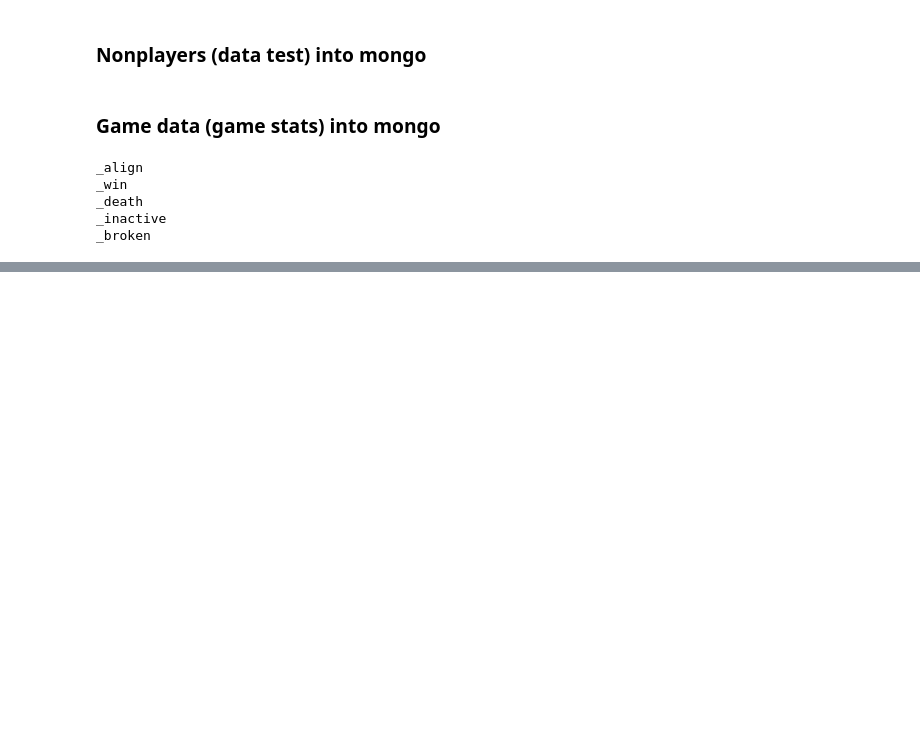
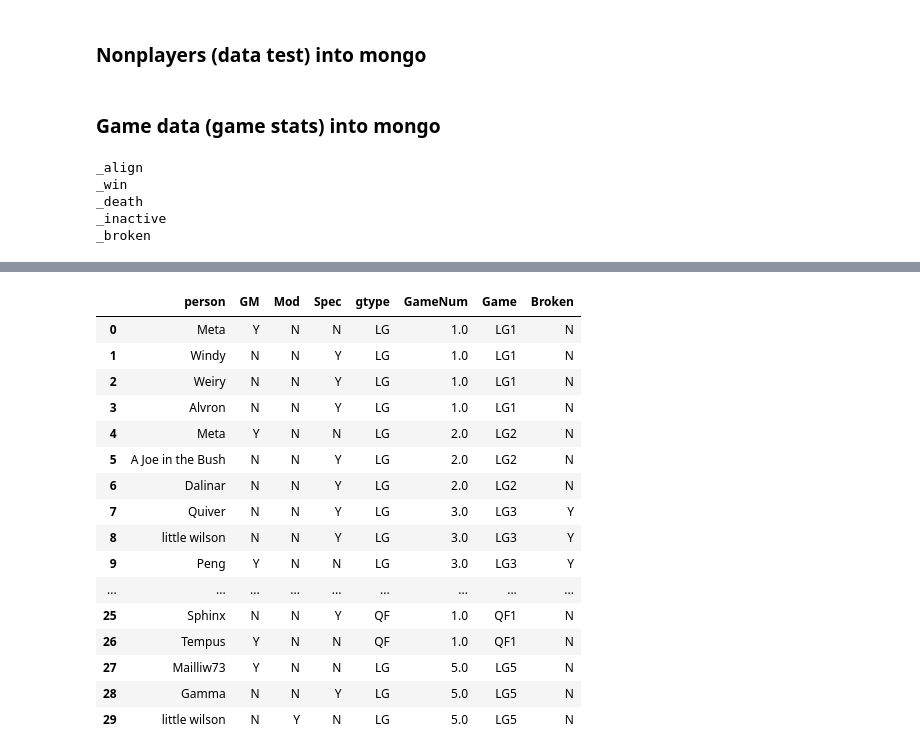
Before and after one commit to isabelle-sanford/se-data-analysis, a Jupyter notebook: ToMongo.ipynb, the cells around one changed output, grey strips where cells are left out. Saved outputs shown, nothing was run; the diff lists cells and outputs as text; code cells hidden in the pictures; blank space fills up the shorter version.

Commit message:
add nonplayer data to game data json

```diff
--- a/ToMongo.ipynb
+++ b/ToMongo.ipynb
@@ -259,0 +305,20 @@ for n in game_ids_df.iterrows():
+# %%
+npdata.head(30)
+# %% [output]
+|  | person | GM | Mod | Spec | gtype | GameNum | Game | Broken |
+| 0 | Meta | Y | N | N | LG | 1.0 | LG1 | N |
+| 1 | Windy | N | N | Y | LG | 1.0 | LG1 | N |
+| 2 | Weiry | N | N | Y | LG | 1.0 | LG1 | N |
+| 3 | Alvron | N | N | Y | LG | 1.0 | LG1 | N |
+| 4 | Meta | Y | N | N | LG | 2.0 | LG2 | N |
+| 5 | A Joe in the Bush | N | N | Y | LG | 2.0 | LG2 | N |
+| 6 | Dalinar | N | N | Y | LG | 2.0 | LG2 | N |
+| 7 | Quiver | N | N | Y | LG | 3.0 | LG3 | Y |
+| 8 | little wilson | N | N | Y | LG | 3.0 | LG3 | Y |
+| 9 | Peng | Y | N | N | LG | 3.0 | LG3 | Y |
+| ... | ... | ... | ... | ... | ... | ... | ... | ... |
+| 25 | Sphinx | N | N | Y | QF | 1.0 | QF1 | N |
+| 26 | Tempus | Y | N | N | QF | 1.0 | QF1 | N |
+| 27 | Mailliw73 | Y | N | N | LG | 5.0 | LG5 | N |
+| 28 | Gamma | N | N | Y | LG | 5.0 | LG5 | N |
+| 29 | little wilson | N | Y | N | LG | 5.0 | LG5 | N |
```
Also changed, not shown: parts of 9 cells of this notebook, 3 other files.
